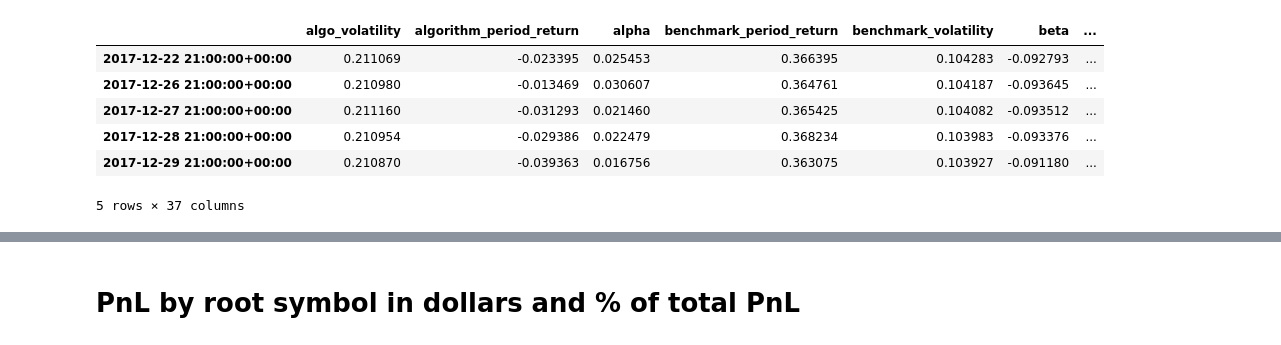
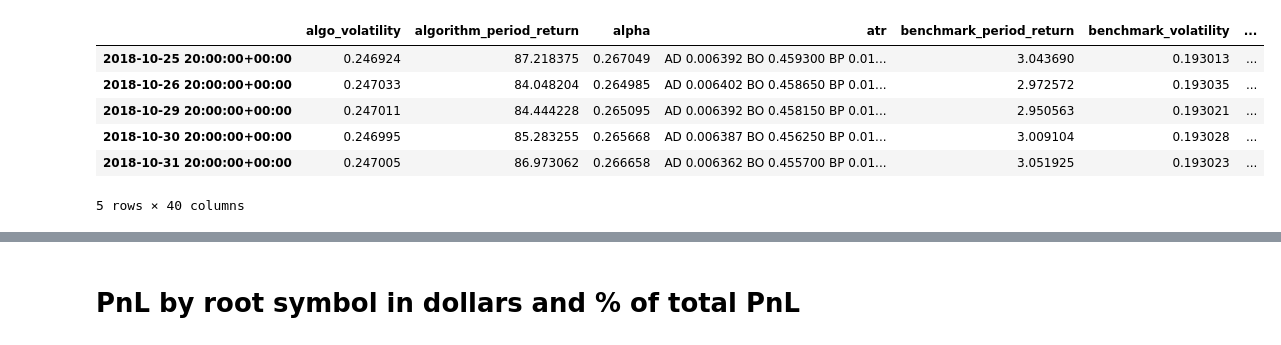
Before and after one commit to t1user/zipline, a Jupyter notebook: strategies/analytics.ipynb, the cells around one changed output, grey strips where cells are left out. Cells and saved outputs as stored; diff of their text form; code cells hidden in the pictures.

```diff
--- a/strategies/analytics.ipynb
+++ b/strategies/analytics.ipynb
@@ -6,15 +6,15 @@ import numpy as np
 import pyfolio as pf
 from extract_returns import extract_returns
 # %%
-results = pd.read_pickle('results_1a_2016-2017.pickle')
+results = pd.read_pickle('results_strategy_2a_1998-2018.pickle')
 results.tail()
 # %% [output]
-|  | algo_volatility | algorithm_period_return | alpha | benchmark_period_return | benchmark_volatility | beta | ... |
-| 2017-12-22 21:00:00+00:00 | 0.211069 | -0.023395 | 0.025453 | 0.366395 | 0.104283 | -0.092793 | ... |
-| 2017-12-26 21:00:00+00:00 | 0.210980 | -0.013469 | 0.030607 | 0.364761 | 0.104187 | -0.093645 | ... |
-| 2017-12-27 21:00:00+00:00 | 0.211160 | -0.031293 | 0.021460 | 0.365425 | 0.104082 | -0.093512 | ... |
-| 2017-12-28 21:00:00+00:00 | 0.210954 | -0.029386 | 0.022479 | 0.368234 | 0.103983 | -0.093376 | ... |
-| 2017-12-29 21:00:00+00:00 | 0.210870 | -0.039363 | 0.016756 | 0.363075 | 0.103927 | -0.091180 | ... |
+|  | algo_volatility | algorithm_period_return | alpha | atr | benchmark_period_return | benchmark_volatility | ... |
+| 2018-10-25 20:00:00+00:00 | 0.246924 | 87.218375 | 0.267049 | AD 0.006392 BO 0.459300 BP 0.01... | 3.043690 | 0.193013 | ... |
+| 2018-10-26 20:00:00+00:00 | 0.247033 | 84.048204 | 0.264985 | AD 0.006402 BO 0.458650 BP 0.01... | 2.972572 | 0.193035 | ... |
+| 2018-10-29 20:00:00+00:00 | 0.247011 | 84.444228 | 0.265095 | AD 0.006392 BO 0.458150 BP 0.01... | 2.950563 | 0.193021 | ... |
+| 2018-10-30 20:00:00+00:00 | 0.246995 | 85.283255 | 0.265668 | AD 0.006387 BO 0.456250 BP 0.01... | 3.009104 | 0.193028 | ... |
+| 2018-10-31 20:00:00+00:00 | 0.247005 | 86.973062 | 0.266658 | AD 0.006362 BO 0.455700 BP 0.01... | 3.051925 | 0.193023 | ... |
-5 rows × 37 columns
+5 rows × 40 columns
 # %%
 returns, positions, transactions = extract_returns(results)
```
Also changed, not shown: parts of 10 cells of this notebook, 28 other files.
